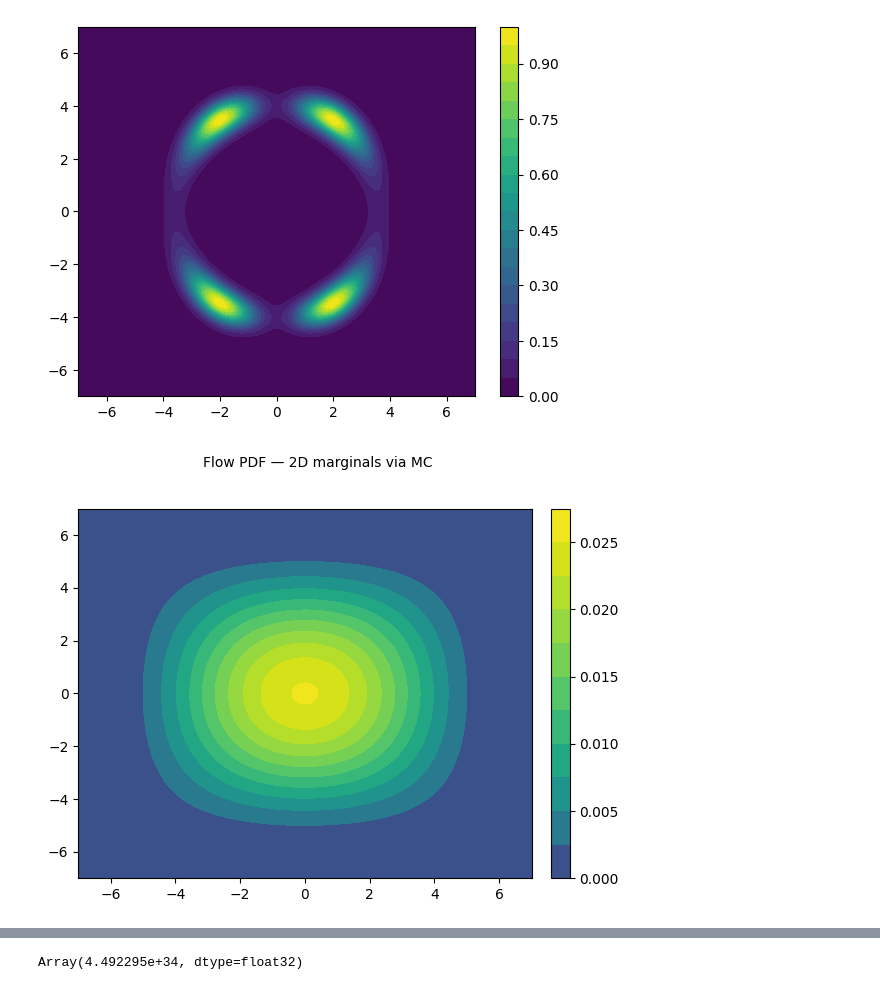
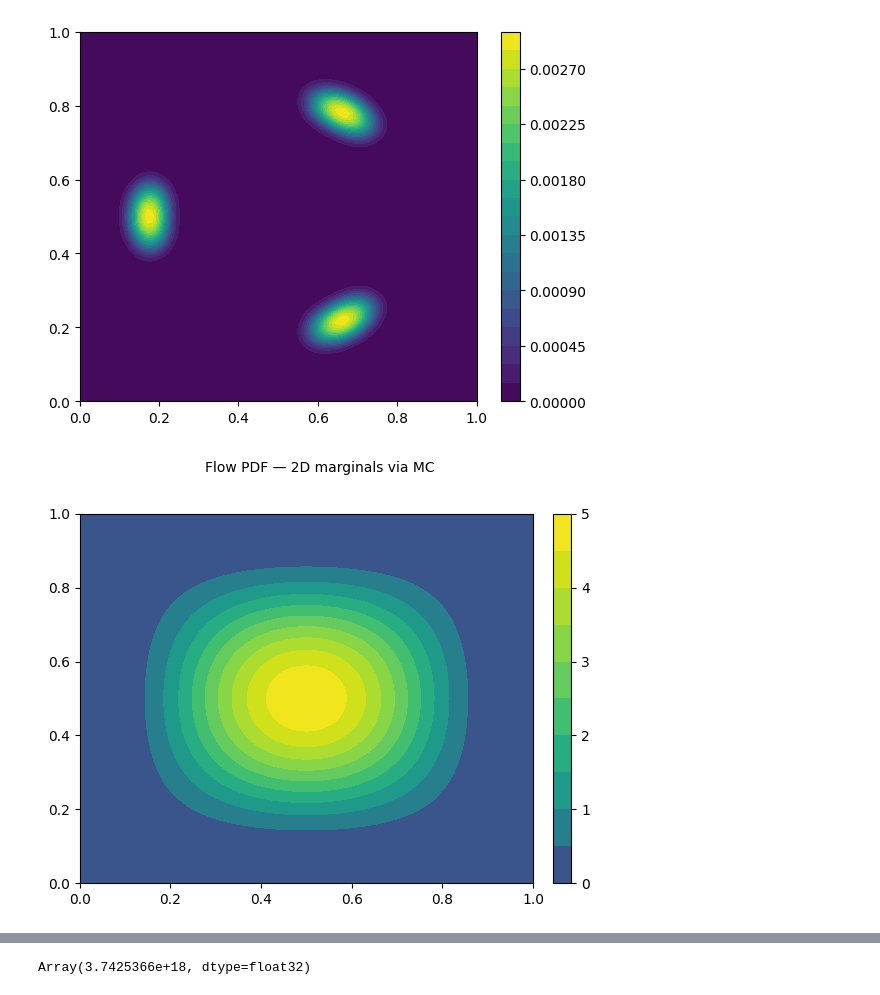
Before and after one commit to jeongsukchul/risk-sensitive-domain-randomization, a Jupyter notebook: learning/agents/sampler_ppo/toy_experiments/test_NF_realNVP.ipynb, the cells around one changed output, grey strips where cells are left out. Cells and saved outputs as stored; diff of their text form; code cells hidden in the pictures.

```diff
--- a/learning/agents/sampler_ppo/toy_experiments/test_NF_realNVP.ipynb
+++ b/learning/agents/sampler_ppo/toy_experiments/test_NF_realNVP.ipynb
@@ -21,12 +21,12 @@ from learning.module.target_examples.gmm40 import GMM40
 from learning.module.target_examples.student_t_mixture import StudentTMixtureModel
 # target = StudentTMixtureModel(dim=2, sample_bounds=[-30., 30.], num_components=40)
 target = GMM40(dim=2)
-# low = jnp.array([-0.0, -0.0])
-# high = jnp.array([1.0, 1.0])
+low = jnp.array([-0.0, -0.0])
+high = jnp.array([1.0, 1.0])
 # low = jnp.array([-target._plot_bound, -target._plot_bound])
 # high = jnp.array([target._plot_bound, target._plot_bound])
-low = jnp.array([-7.0, -7.0])
-high = jnp.array([7.0, 7.0])
+# low = jnp.array([-7.0, -7.0])
+# high = jnp.array([7.0, 7.0])
 data_key, flow_key, train_key, sample_key = jr.split(jr.key(0), 4)
 rngs = nnx.Rngs(params=0, sample=1)
 ndim=2
@@ -85,6 +85,26 @@ def target2(z):
     u = 0.5 * ((norm - 4) / 0.4) ** 2 - jnp.log(exp1 + exp2)
 
     return -u
+beta=10
+def target3(z):
+    m=3
+    r0=0.65
+    sr=0.12
+    X, Y = jnp.split(z, 2, axis=-1)
+    x = 2.0 * (X - 0.5)
+    y = 2.0 * (Y - 0.5)
+    r = jnp.hypot(x, y)
+    theta = jnp.arctan2(y, x)
+
+    ring = jnp.exp(-0.5 * ((r - r0) / sr) ** 2)
+    petals = jnp.cos(m * theta)
+    U = jnp.tanh(1.6 * (ring * petals))  # bounded in (-1, 1)
+    log_unnorm = -beta * U.squeeze()
+    regularization_weight = .01
+    log_prior = -0.5 * regularization_weight * jnp.sum(z**2, axis=-1)
+
+    # --- 3. Combine ---
+    return jax.nn.log_softmax(log_unnorm) #stabilization
 def reward_corner(contexts, target=jnp.array([0.3, 0.3]), sigma=0.12, noise_std=0.2, key=None):
     # reward in [0,1], peaked near target
     diff = contexts - target[None, :]
@@ -102,19 +122,7 @@ def train_step(model, optim, key):
         contexts, logq = model.sample((N,), rng=kc)
         # logp  = reward_corner(contexts, key=kr)
         # logp = target1(contexts)
-        logp = target2(contexts)
-        # logp = target.log_prob(contexts)
-        # reinforce = jax.lax.stop_gradient(logq-logp)
-        # reinforce= reinforce - jnp.mean(reinforce)
-
-        # value_loss = -jnp.mean(logq * jax.lax.stop_gradient(logp))
-        # kl_loss = jnp.mean(logq)
-        # value_loss = volume * jnp.mean(logq * jnp.exp(logq) * jax.lax.stop_gradient(logp))
-        # kl_loss = volume * jnp.me an(logq * jnp.exp(logq))
-        value_loss = -logp.mean()
-        kl_loss = logq.mean()
-        # return value_loss + kl_loss
-        # returns = jax.lax.stop_gradient(returns)
+        logp = target3(contexts)
         return jnp.mean(logq-logp)
     loss, grads = nnx.value_and_grad(loss_fn)(model)
     optim.update(grads=grads, model=model)
@@ -125,7 +133,7 @@ def run_toy_corner(model, flow_opt):
     grid = jnp.c_[x.ravel(), y.ravel()]
     pdf_values = reward_corner(grid)
     # pdf_values = target1(grid)
-    pdf_values = target2(grid)
+    pdf_values = target3(grid)
     # pdf_values = target.log_prob(grid)
     pdf_values = jnp.exp(pdf_values)
     pdf_values = jnp.reshape(pdf_values, x.shape)
@@ -173,33 +181,33 @@ def run_toy_corner(model, flow_opt):
     plt.figure(figsize=(5, 5))
     plt.scatter(x[:, 0], x[:, 1], s=1, alpha=0.2)
     plt.xlim(low[0], high[0])
     plt.ylim(low[1], high[1])
     plt.title("Scatter of flow samples (iter 0)")
     plt.show()
 
     # 2) Coarse 2D histogram to kill striping
     plt.figure(figsize=(5, 5))
     plt.hist2d(x[:, 0], x[:, 1], bins=40, range=[[low[0], high[0]], [low[1], high[1]]])
     plt.title("Flow samples hist2d, coarse bins")
     plt.show()
 
 x, y = jnp.meshgrid(jnp.linspace(low[0], high[0], 100), jnp.linspace(low[1], high[1], 100))
 grid = jnp.c_[x.ravel(), y.ravel()]
 pdf_values = reward_corner(grid)
 # pdf_values = target1(grid)
-pdf_values = target2(grid)
+pdf_values = target3(grid)
 # pdf_values = target.log_prob(grid)
 pdf_values = jnp.exp(pdf_values)
 pdf_values = jnp.reshape(pdf_values, x.shape)
 fig = plt.figure()
 ctf = plt.contourf(x, y, pdf_values, levels=20, cmap='viridis')
 cbar = fig.colorbar(ctf)
 ax = render_flow_pdf_2d_subplots(
     log_prob_fn=lambda x : dist_bijx.log_density(x=x),
     low=low,
     high=high,
 )
 run_toy_corner(dist_bijx, optimizer)
 # %% [output]
-[figure, old version]
+[figure, new version]
-[figure, old version]
+[figure, new version]
@@ -210,4 +218,4 @@ x, logp =dist_bijx.sample(batch_shape=(2024,), rng=jax.random.PRNGKey(0))
 logp2 = dist_bijx.log_density(x)
 jnp.mean((logp-logp2)**2)
 # %% [output]
-Array(4.492295e+34, dtype=float32)
+Array(3.7425366e+18, dtype=float32)
```
Also changed, not shown: parts of 2 cells of this notebook, 49 other files.
